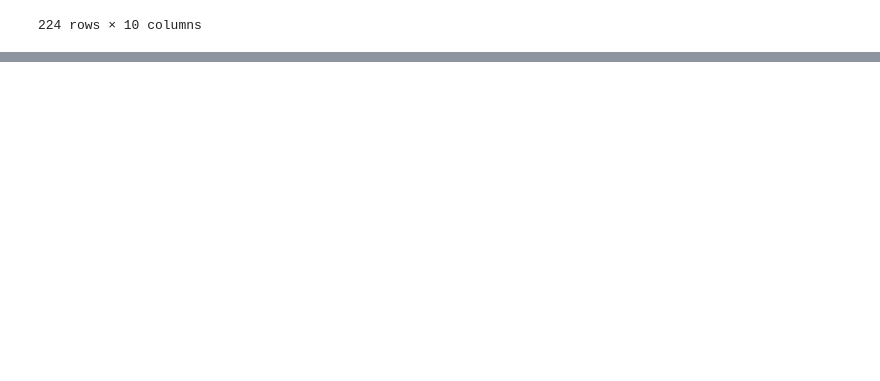
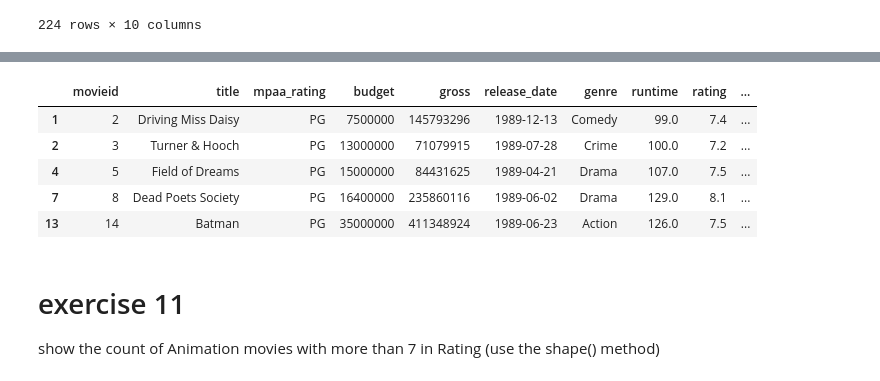
Before and after one commit to rakeshtparayil/Project1-Jupyter_Notebook_Exercises, a Jupyter notebook: pandas_exercise.ipynb, the cells around one changed output, grey strips where cells are left out. Cells and saved outputs as stored; diff of their text form; code cells hidden in the pictures; blank space fills up the shorter version.

```diff
--- a/pandas_exercise.ipynb
+++ b/pandas_exercise.ipynb
@@ -231 +234,14 @@ movies_updated
+# %%
+movies_updated = movies[(movies['rating'] > 7) & (movies['gross'] > 50000000) & (movies['mpaa_rating'] == "PG")]
+movies_updated.head(5)
+# %% [output]
+|  | movieid | title | mpaa_rating | budget | gross | release_date | genre | runtime | rating | ... |
+| 1 | 2 | Driving Miss Daisy | PG | 7500000 | 145793296 | 1989-12-13 | Comedy | 99.0 | 7.4 | ... |
+| 2 | 3 | Turner & Hooch | PG | 13000000 | 71079915 | 1989-07-28 | Crime | 100.0 | 7.2 | ... |
+| 4 | 5 | Field of Dreams | PG | 15000000 | 84431625 | 1989-04-21 | Drama | 107.0 | 7.5 | ... |
+| 7 | 8 | Dead Poets Society | PG | 16400000 | 235860116 | 1989-06-02 | Drama | 129.0 | 8.1 | ... |
+| 13 | 14 | Batman | PG | 35000000 | 411348924 | 1989-06-23 | Action | 126.0 | 7.5 | ... |
+# %% [markdown]
+# exercise 11
+show the count of Animation movies with more than 7 in Rating (use the shape() method)
 # %%
```
Also changed, not shown: parts of 15 cells of this notebook.
